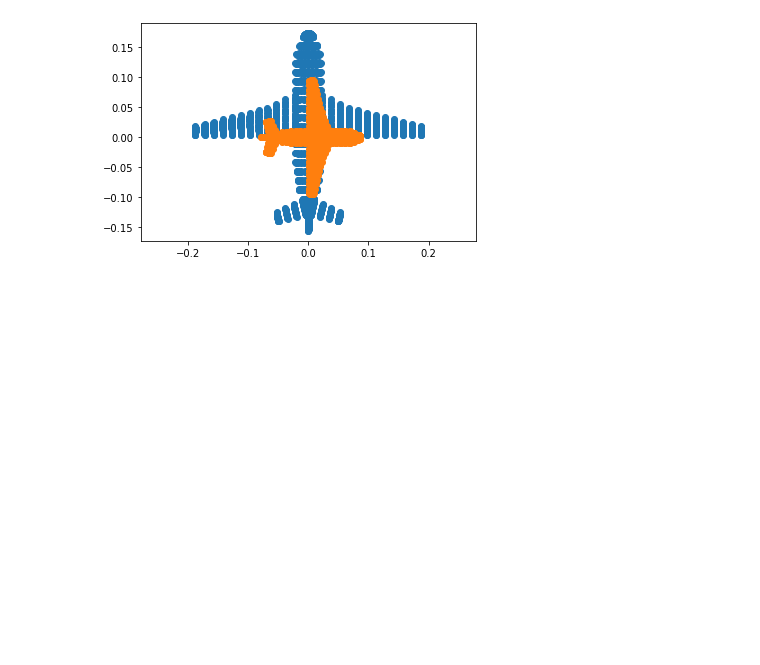
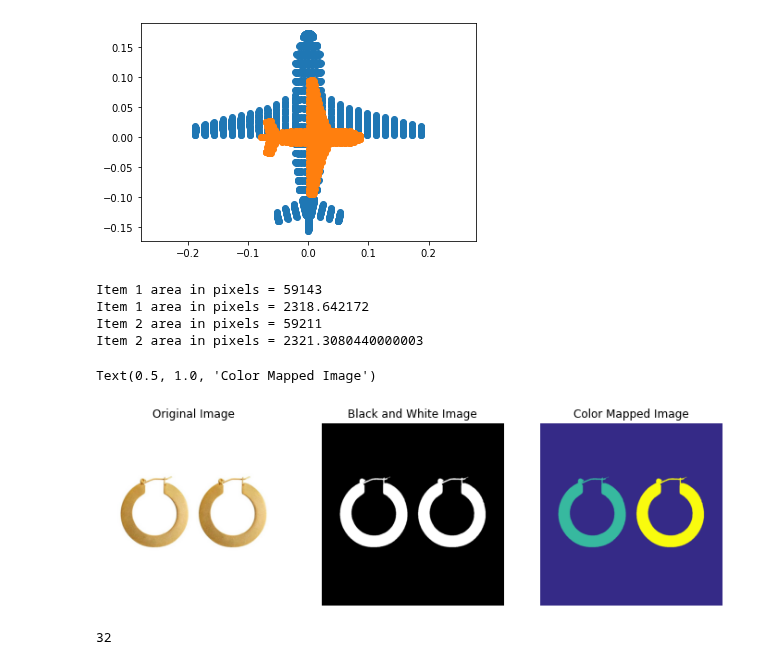
Before and after one commit to NaduniDamsariLiyanage/en_2550, a Jupyter notebook: exercise7.ipynb, the cells around one changed output. Saved outputs shown, nothing was run; the diff lists cells and outputs as text; code cells hidden in the pictures; blank space fills up the shorter version.

```diff
--- a/exercise7.ipynb
+++ b/exercise7.ipynb
@@ -54,20 +54,78 @@ plt.show()
 # %% [output]
 [figure]
 # %%
-import cv2 as cv
-import numpy as np
-im = cv.imread('images/earrings.jpg',cv.IMREAD_COLOR)
+im= cv.imread('images/earrings.jpg',cv.IMREAD_COLOR)
 assert im is not None
+
 hsv = cv.cvtColor(im,cv.COLOR_BGR2HSV)
-th, bw = cv.threshold(hsv[:,:,1],0,255,cv.THRESH_BINARY+cv.THRESH_OTSU)
+th,bw = cv.threshold(hsv[:,:,1],0,255,cv.THRESH_BINARY+cv.THRESH_OTSU)
+
+# remove dots
 w=5
-kernal = np.ones((w,w),np.uint8)
-opened = cv.morphologyEx(bw,cv.MORPH_CLOSE, kernal)
-retval, labels, stats, centroids = cv.connectedComponentsWithStats(bw)
+kernel = np.ones((w,w),np.uint8)
+opened = cv.morphologyEx(bw,cv.MORPH_CLOSE,kernel)
+
+retval , labels,stats,centroids = cv.connectedComponentsWithStats(bw)
 colormapped = cv.applyColorMap((labels/np.amax(labels)*255).astype('uint8'),cv.COLORMAP_PARULA)
-z = 720
+
+Z = 720
 f = 8
+
 for i,s in enumerate(stats):
-    if i != 0:
-        print('Item', i, '')
-cv.i\
+    if i!=0:
+        print('Item',i,'area in pixels =',s[4])
+        print('Item',i,'area in pixels =',s[4]*(2.2e-3)**2*(Z*Z)/(f*f))
+
+fig,ax = plt.subplots(1,3,figsize=(12,12))
+f_ = cv.cvtColor(im,cv.COLOR_BGR2RGB)
+ax[0].axis('off')
+ax[0].imshow(f_)
+ax[0].set_title("Original Image")
+
+f_ = cv.cvtColor(bw,cv.COLOR_BGR2RGB)
+ax[1].axis('off')
+ax[1].imshow(f_)
+ax[1].set_title("Black and White Image")
+
+f_ = cv.cvtColor(colormapped,cv.COLOR_BGR2RGB)
+ax[2].axis('off')
+ax[2].imshow(f_)
+ax[2].set_title("Color Mapped Image")
+# %% [output]
+Item 1 area in pixels = 59143
+Item 1 area in pixels = 2318.642172
+Item 2 area in pixels = 59211
+Item 2 area in pixels = 2321.3080440000003
+Text(0.5, 1.0, 'Color Mapped Image')
+[figure, added]
+# %%
+file_name = 'images/allenkeys.jpg'
+im = cv.imread ( file_name , cv.IMREAD_REDUCED_GRAYSCALE_2)
+canny = cv.Canny( im, 50 , 150)
+
+ # Copy edges to the images that will display the r e sul t s in BGR
+canny_color = cv.cvtColor ( canny , cv.COLOR_GRAY2BGR)
+
+lines = cv.HoughLines ( canny , 1 , np.pi / 180 , 170 , None , 0 , 0)
+
+if lines is not None :
+    for i in range (0 , len ( lines ) ) :
+        rho = lines [i][0][0]
+        theta = lines [i][0][1]
+        a = np.cos(theta)
+        b = np.sin(theta)
+        x0 = a*rho
+        y0 = b*rho
+        pt1 = (int(x0+1000*(-b)),int(y0+1000*(a)))
+        pt2 = (int(x0-1000*(-b)),int(y0-1000*(a)))
+        cv.line(canny_color,pt1,pt2,(0,0,255),1,cv.LINE_AA)
+cv.namedWindow('Image',cv.WINDOW_AUTOSIZE)
+cv.imshow('Image',im)
+cv.waitKey(0)
+cv.imshow('Image',canny)
+cv.waitKey(0)
+cv.imshow('Image',canny_color)
+r = cv . selectROI ('Image',canny_color , showCrosshair = True , fromCenter = False )
+cv . waitKey (0)
+# %% [output]
+32
```
Also changed, not shown: parts of 1 cell of this notebook.
